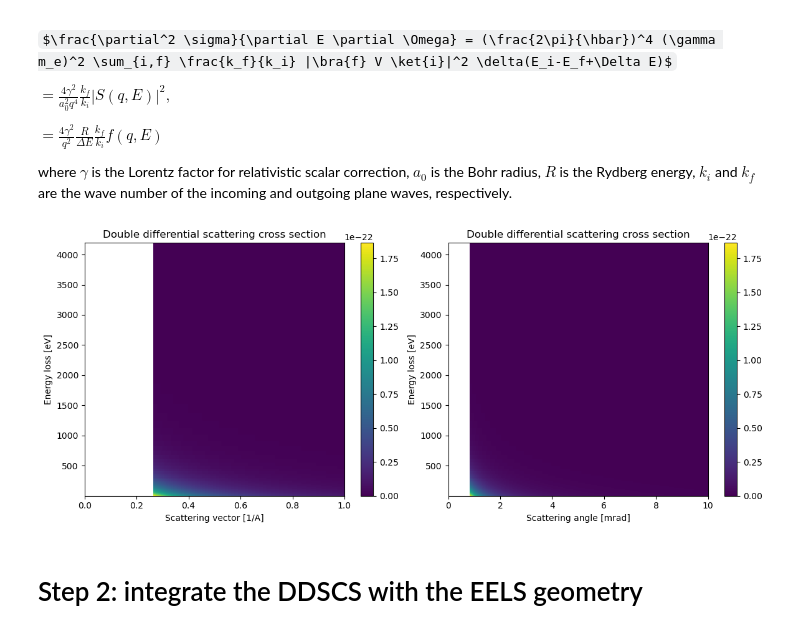
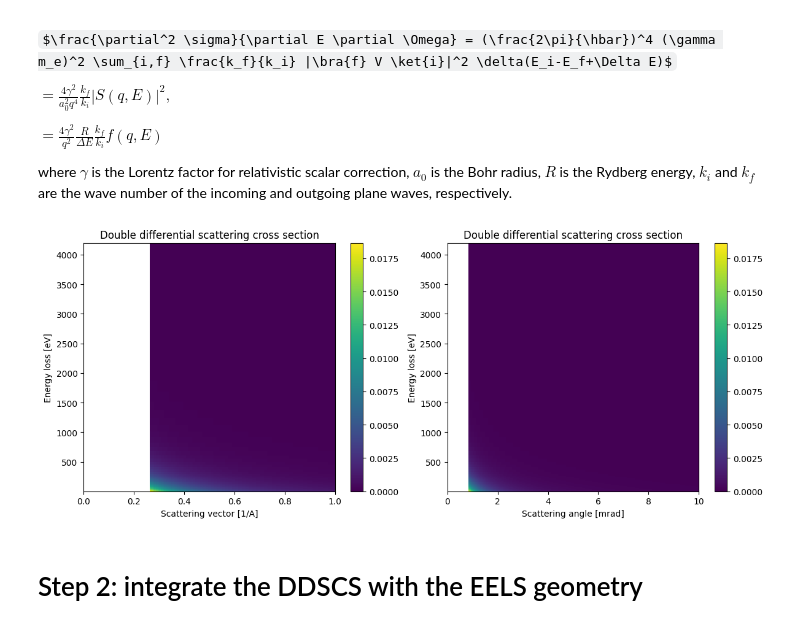
Before and after one commit to zezhong-zhang/gos_demo, a Jupyter notebook: notebooks/pyeelsmodel_SrTiO3.ipynb, the cells around one changed output. Drawn from its saved outputs; the diff is of its cells as text; code cells hidden in the pictures; some formulas as TeX source.

Commit message:
add ionization energy and notice q_axis is in 1/m

```diff
--- a/notebooks/pyeelsmodel_SrTiO3.ipynb
+++ b/notebooks/pyeelsmodel_SrTiO3.ipynb
@@ -187,35 +192,35 @@ def ddscs_dE_dOmega(free_energies, ek, E0, q_axis, GOSmatrix):
         )
         scs_list.append(scs)
     scs_list = np.array(scs_list).squeeze()
 
     return scs_list
 
 def plot_ddscs(edge):
     E0 = edge.parameters[1].getvalue()
     k0 = 2 * np.pi / energy2wavelength(E0)
-    ddscs = ddscs_dE_dOmega(edge.free_energies, edge.onset_energy,E0,edge.q_axis, edge.gos)
+    ddscs = ddscs_dE_dOmega(edge.free_energies, edge.onset_energy,E0,edge.q_axis/1e10, edge.gos)
     plt.subplots(1, 2, figsize=(12, 5))
     plt.subplot(121)
     plt.pcolormesh(edge.q_axis/1e10, edge.free_energies, ddscs)
     plt.ylabel('Energy loss [eV]')
     plt.xlabel('Scattering vector [1/A]')
     plt.xlim([0, 1])
     plt.colorbar()
     plt.tight_layout()
     plt.title('Double differential scattering cross section')
     plt.subplot(122)
     theta = np.arctan(edge.q_axis/1e10 /k0)*1e3 # this is approximation
     plt.pcolormesh(theta, edge.free_energies, ddscs)
     plt.xlim([0, 10])
     plt.xlabel('Scattering angle [mrad]')
     plt.ylabel('Energy loss [eV]')
     plt.title('Double differential scattering cross section')
     plt.colorbar()
     plt.tight_layout()
 
 plot_ddscs(edge)
 # %% [output]
-[figure, old version]
+[figure, new version]
 # %% [markdown]
 # Step 2: integrate the DDSCS with the EELS geometry
 # %% [markdown]
```
Also changed, not shown: parts of 6 cells of this notebook.
